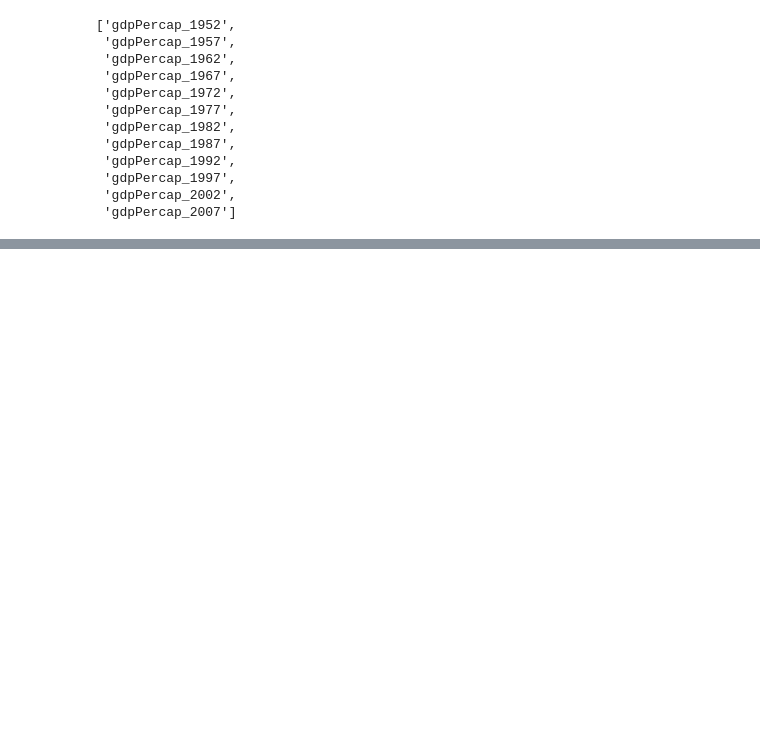
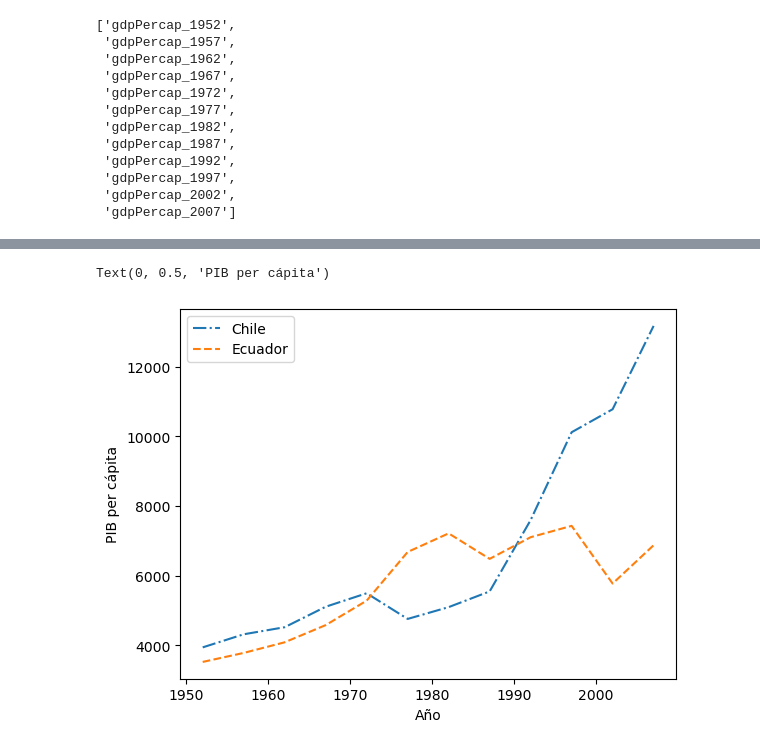
Before and after one commit to laboratoriolide/new-dimensions-materiales, a Jupyter notebook: Python/Semana_4.ipynb, the cells around one changed output, grey strips where cells are left out. Cells and saved outputs as stored; diff of their text form; code cells hidden in the pictures; blank space fills up the shorter version.

```diff
--- a/Python/Semana_4.ipynb
+++ b/Python/Semana_4.ipynb
@@ -123,0 +165,10 @@ Text(0, 0.5, 'PIB per cápita')
+# %%
+fig = plt.figure()
+eje = fig.add_subplot(1, 1, 1)
+pib_ecuador.plot(x = 'anio', y = 'Chile', ax = eje, linestyle = '-.')
+pib_ecuador.plot(x = 'anio', y = 'Ecuador', ax = eje, linestyle = '--')
+plt.xlabel('Año')
+plt.ylabel('PIB per cápita')
+# %% [output]
+Text(0, 0.5, 'PIB per cápita')
+[figure, added]
```
Also changed, not shown: parts of 13 cells of this notebook.
